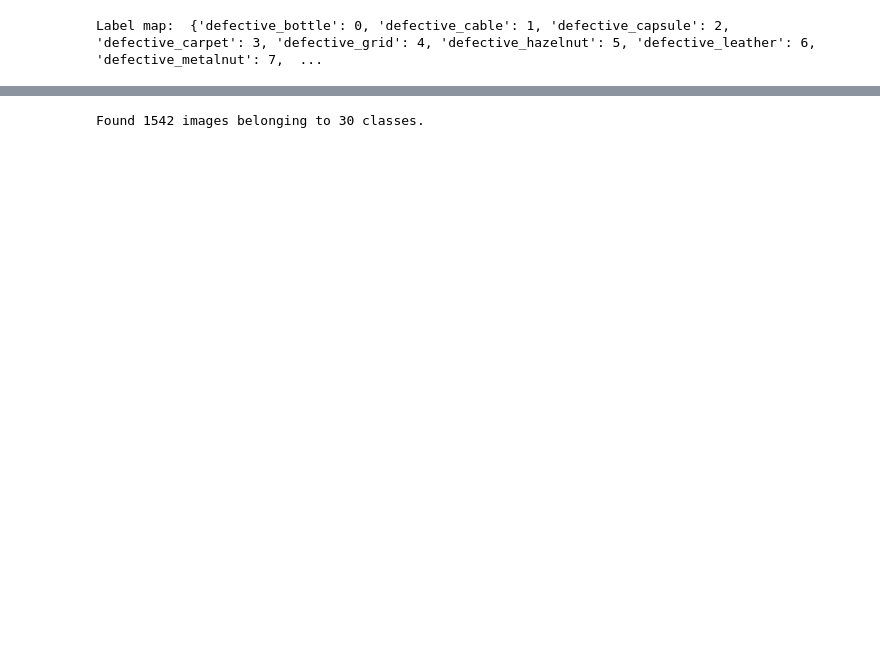
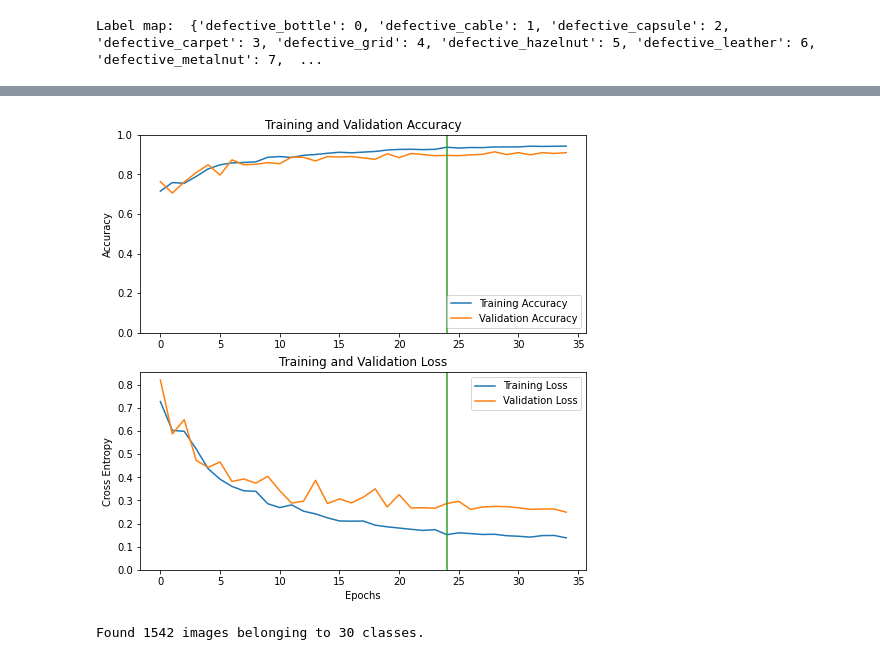
Before and after one commit to mahesh-sudhakar/MVTec_GradCAM, a Jupyter notebook: MVTec_ResNet101V2.ipynb, the cells around one changed output, grey strips where cells are left out. Cells and saved outputs as stored; diff of their text form; code cells hidden in the pictures; blank space fills up the shorter version.

```diff
--- a/MVTec_ResNet101V2.ipynb
+++ b/MVTec_ResNet101V2.ipynb
@@ -278,0 +327,11 @@ plt.show()
+# %%
+scores = model.evaluate_generator(generator=val_generator,
+                         steps=step_size_val,verbose = 1)
+print('Validating loss:', scores[0])
+print('Validating accuracy:', scores[1])
+
+acc += history_fine.history['acc']
+val_acc += history_fine.history['val_acc']
+
+loss += history_fine.history['loss']
+val_loss += history_fine.history['val_loss']
@@ -279 +342,33 @@ plt.show()
+# %%
+# plot the training and validation process' accuracy and loss
+
+plt.figure(figsize=(8, 8))
+plt.subplot(2, 1, 1)
+plt.grid(None)
+plt.plot(acc, label='Training Accuracy')
+plt.plot(val_acc, label='Validation Accuracy')
+plt.legend(loc='lower right')
+plt.ylabel('Accuracy')
+plt.ylim([0,1])
+plt.grid(None)
+plt.plot([initial_epochs-1,initial_epochs-1],
+          plt.ylim(), label='Start Fine Tuning')
+plt.title('Training and Validation Accuracy')
+
+plt.subplot(2, 1, 2)
+plt.grid(None)
+plt.plot(loss, label='Training Loss')
+plt.plot(val_loss, label='Validation Loss')
+plt.legend(loc='upper right')
+plt.ylabel('Cross Entropy')
+plt.xlabel('Epochs')
+plt.ylim([0,max(plt.ylim())])
+plt.grid(None)
+plt.title('Training and Validation Loss')
+plt.plot([initial_epochs-1,initial_epochs-1],
+         plt.ylim(), label='Start Fine Tuning')
+plt.savefig('/content/drive/My Drive/xai_model/MVTec_RN101_40_FT_accuracy.jpg')
+plt.show()
+# %% [output]
+[figure, added]
 # %%
```
Also changed, not shown: parts of 32 cells of this notebook.
